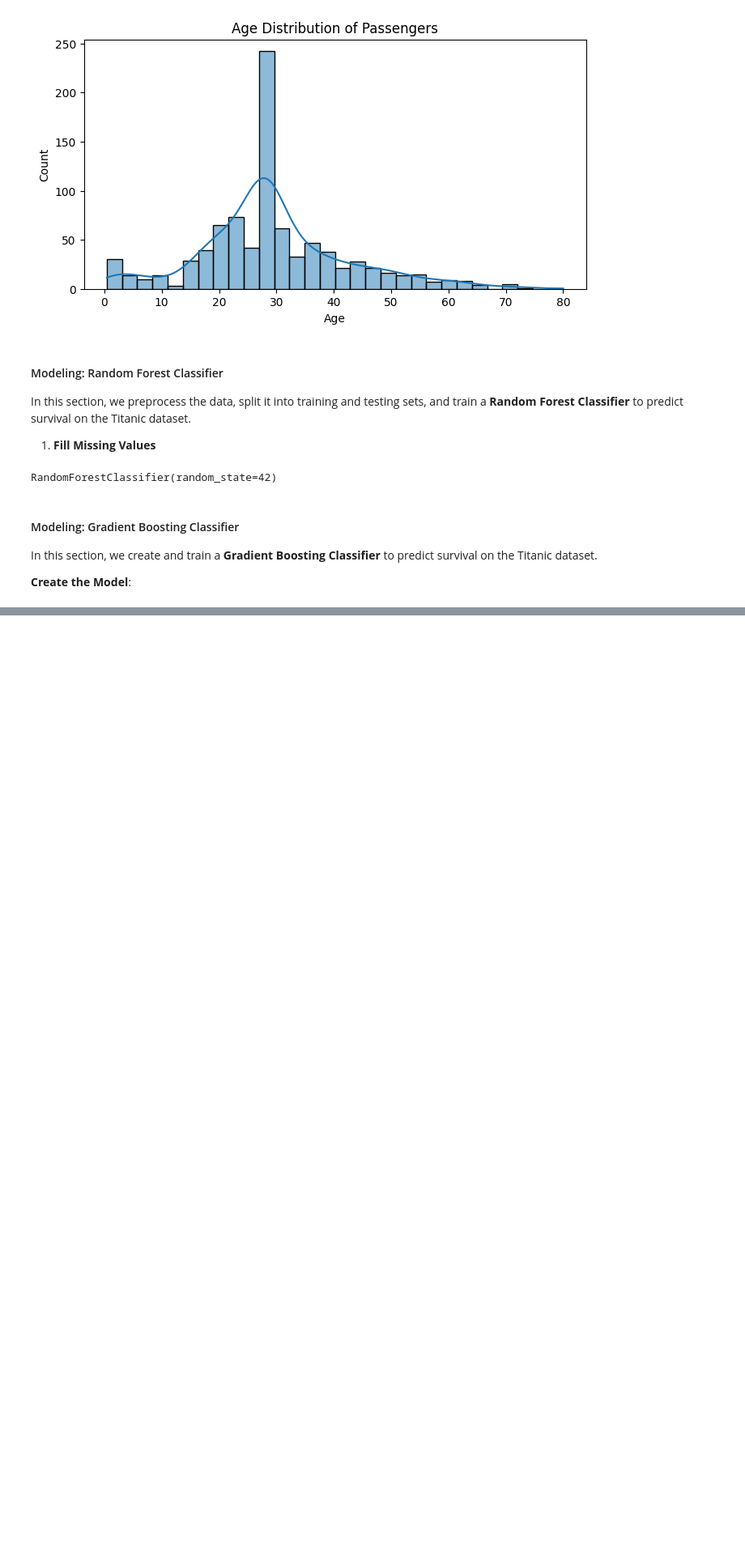
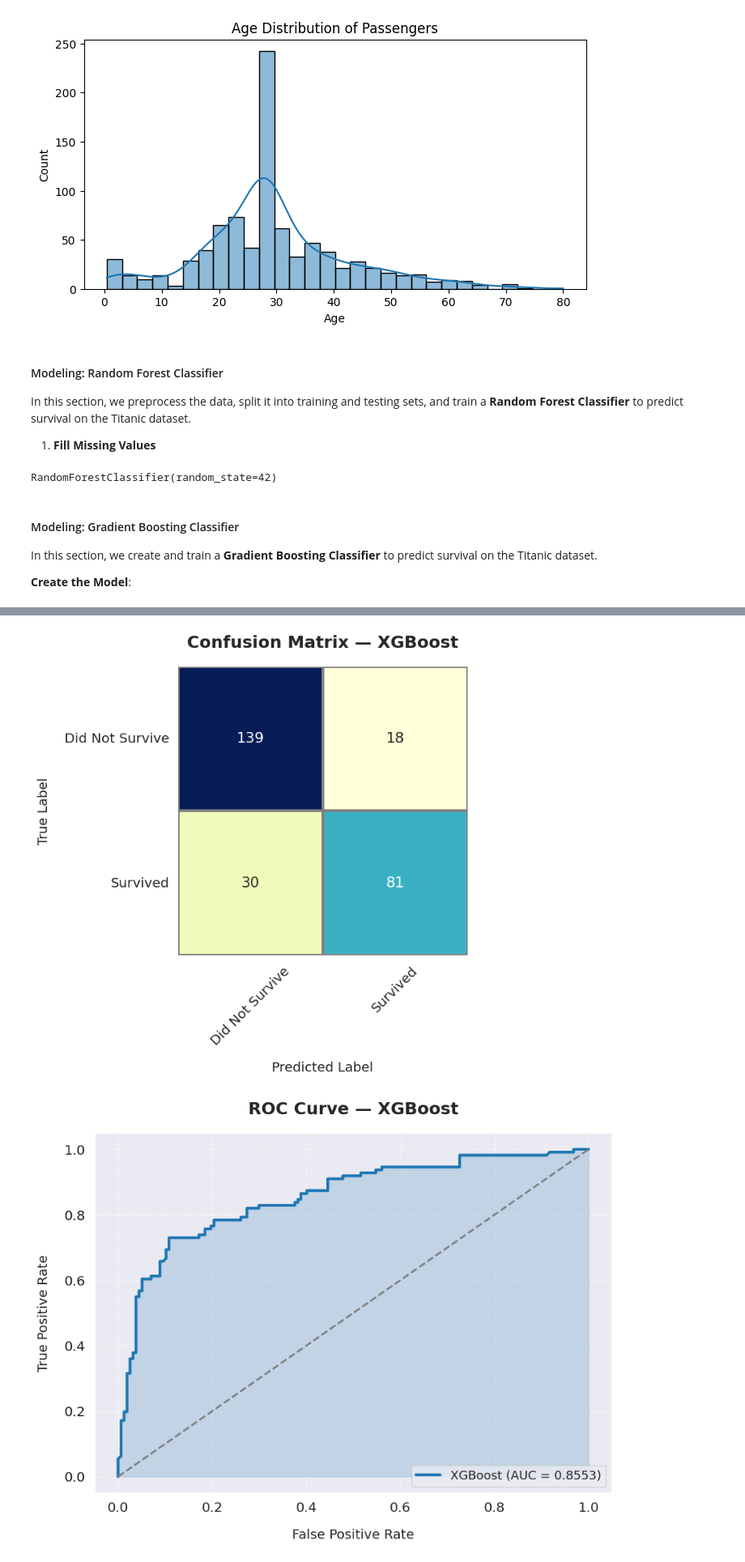
Before and after one commit to MaykInvest/Titanic-analysis, a Jupyter notebook: analysis.ipynb, the cells around one changed output, grey strips where cells are left out. Shown at 81% size. Saved outputs shown, nothing was run; the diff lists cells and outputs as text; code cells hidden in the pictures; blank space fills up the shorter version.

Commit message:
Complete Titanic analysis with XGBoost, evaluation metrics, visualizations, and conclusion

```diff
--- a/analysis.ipynb
+++ b/analysis.ipynb
@@ -246,0 +251,11 @@ y_pred = gb.predict(X_test)
+# %%
+import xgboost as xgb
+
+# Initialize the XGBoost Classifier
+xgb_model = xgb.XGBClassifier(eval_metric='logloss', random_state=42)
+
+# Train the model
+xgb_model.fit(X_train, y_train)
+
+# Make predictions on the test set
+y_pred_xgb = xgb_model.predict(X_test)
@@ -246,0 +328,54 @@ y_pred = gb.predict(X_test)
+# %%
+import matplotlib.pyplot as plt
+import seaborn as sns
+from sklearn.metrics import confusion_matrix, roc_curve, roc_auc_score
+
+# Set style and palette
+sns.set(style='darkgrid', palette='muted', font_scale=1.3)
+plt.rcParams['figure.figsize'] = (9, 7)
+
+# ======== Confusion Matrix with Annotations and Stylish Colors ========
+cm = confusion_matrix(y_test, y_pred_xgb)
+labels = ['Did Not Survive', 'Survived']
+
+fig, ax = plt.subplots()
+sns.heatmap(
+    cm, annot=True, fmt='d', cmap='YlGnBu',
+    xticklabels=labels, yticklabels=labels,
+    cbar=False, linewidths=1.5, linecolor='gray', square=True, ax=ax
+)
+
+ax.set_title('Confusion Matrix — XGBoost', fontsize=18, weight='bold', pad=20)
+ax.set_xlabel('Predicted Label', fontsize=14, labelpad=15)
+ax.set_ylabel('True Label', fontsize=14, labelpad=15)
+ax.xaxis.set_tick_params(rotation=45)
+ax.yaxis.set_tick_params(rotation=0)
+
+plt.tight_layout()
+plt.show()
+
+# ======== ROC Curve with Gradient Fill and Custom Styling ========
+y_proba = xgb_model.predict_proba(X_test)[:, 1]
+fpr, tpr, _ = roc_curve(y_test, y_proba)
+auc = roc_auc_score(y_test, y_proba)
+
+fig, ax = plt.subplots(figsize=(9, 7))
+ax.plot(fpr, tpr, color='#1f77b4', lw=3, label=f'XGBoost (AUC = {auc:.4f})')
+
+# Gradient fill below the curve
+ax.fill_between(fpr, 0, tpr, color='#1f77b4', alpha=0.2)
+
+# Diagonal line for reference
+ax.plot([0, 1], [0, 1], color='gray', linestyle='--', lw=2)
+
+ax.set_title('ROC Curve — XGBoost', fontsize=18, weight='bold', pad=20)
+ax.set_xlabel('False Positive Rate', fontsize=14, labelpad=15)
+ax.set_ylabel('True Positive Rate', fontsize=14, labelpad=15)
+ax.legend(loc='lower right', fontsize=13)
+ax.grid(True, linestyle='--', alpha=0.6)
+
+plt.tight_layout()
+plt.show()
+# %% [output]
+[figure, added]
+[figure, added]
```
Also changed, not shown: parts of 8 cells of this notebook.
